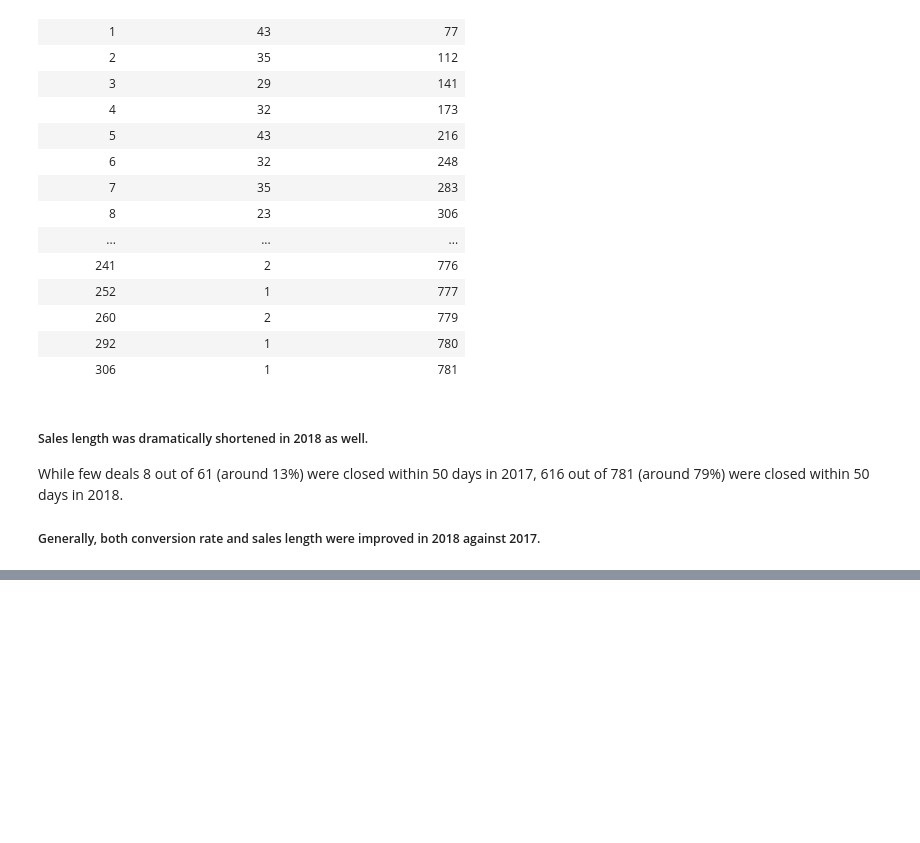
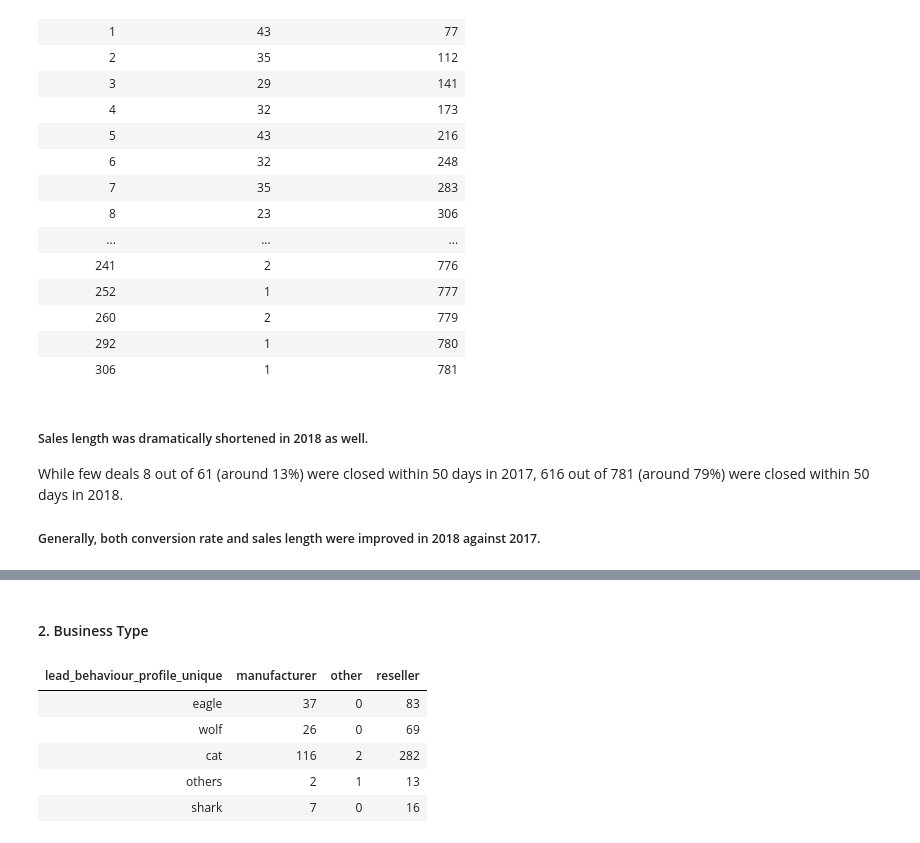
Before and after one commit to iAlhasan/Big-Data-Project, a Jupyter notebook: Sales Performance Analysis.ipynb, the cells around one changed output, grey strips where cells are left out. Drawn from its saved outputs; the diff is of its cells as text; code cells hidden in the pictures; blank space fills up the shorter version.

```diff
--- a/Sales Performance Analysis.ipynb
+++ b/Sales Performance Analysis.ipynb
@@ -437,0 +560,14 @@ While few deals 8 out of 61 (around 13%) were closed within 50 days in 2017, 616
+# %% [markdown]
+#### 2. Business Type
+# %%
+# Create profile_business_type table
+
+profile_business_type = cd_profile_2.groupBy("lead_behaviour_profile_unique").pivot("business_type").count().fillna(0)
+display(profile_business_type)
+# %% [output]
+| lead_behaviour_profile_unique | manufacturer | other | reseller |
+| eagle | 37 | 0 | 83 |
+| wolf | 26 | 0 | 69 |
+| cat | 116 | 2 | 282 |
+| others | 2 | 1 | 13 |
+| shark | 7 | 0 | 16 |
```
Also changed, not shown: parts of 19 cells of this notebook.
